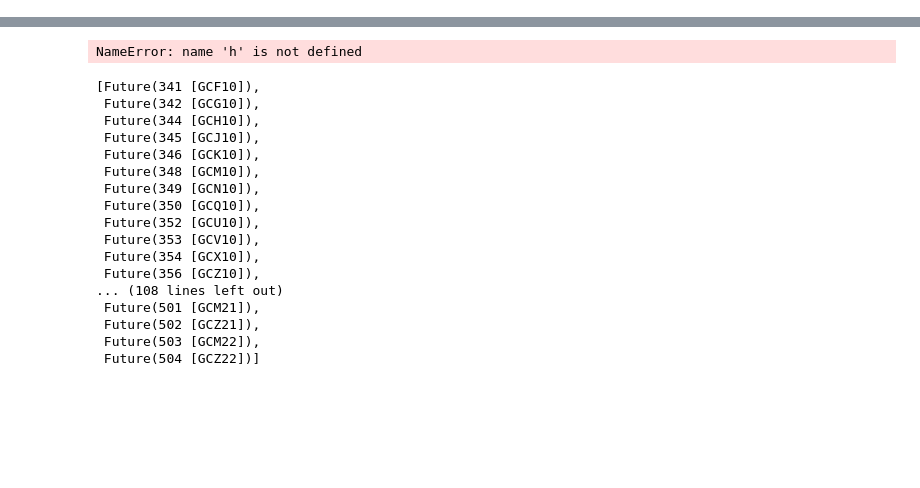
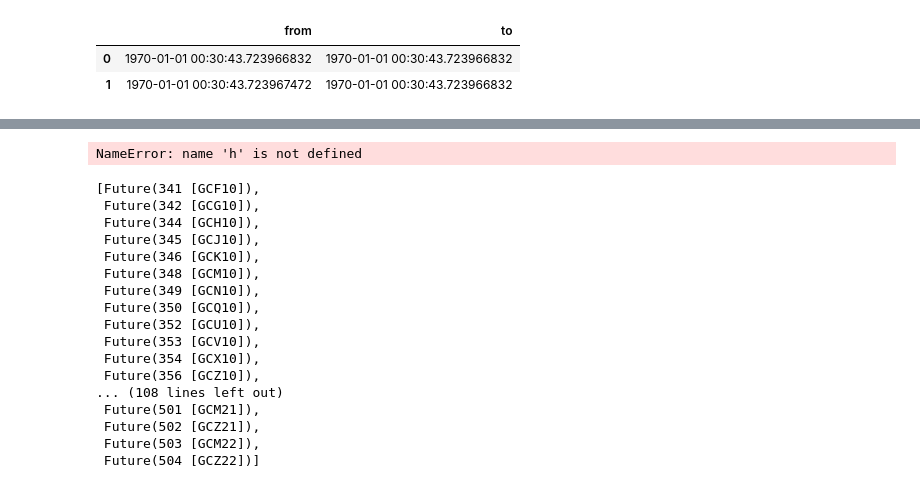
Before and after one commit to t1user/zipline, a Jupyter notebook: notebooks/contract history test.ipynb, the cells around one changed output, grey strips where cells are left out. Drawn from its saved outputs; the diff is of its cells as text; code cells hidden in the pictures; blank space fills up the shorter version.

```diff
--- a/notebooks/contract history test.ipynb
+++ b/notebooks/contract history test.ipynb
@@ -100,0 +118,8 @@ cont_contracts
+# %%
+import numpy as np
+dates = pd.DataFrame(np.empty(2, dtype=[('from', 'datetime64[ns]'), ('to', 'datetime64[ns]')]))
+dates
+# %% [output]
+|  | from | to |
+| 0 | 1970-01-01 00:30:43.723966832 | 1970-01-01 00:30:43.723966832 |
+| 1 | 1970-01-01 00:30:43.723967472 | 1970-01-01 00:30:43.723966832 |
```
Also changed, not shown: parts of 16 cells of this notebook, 10 other files.
